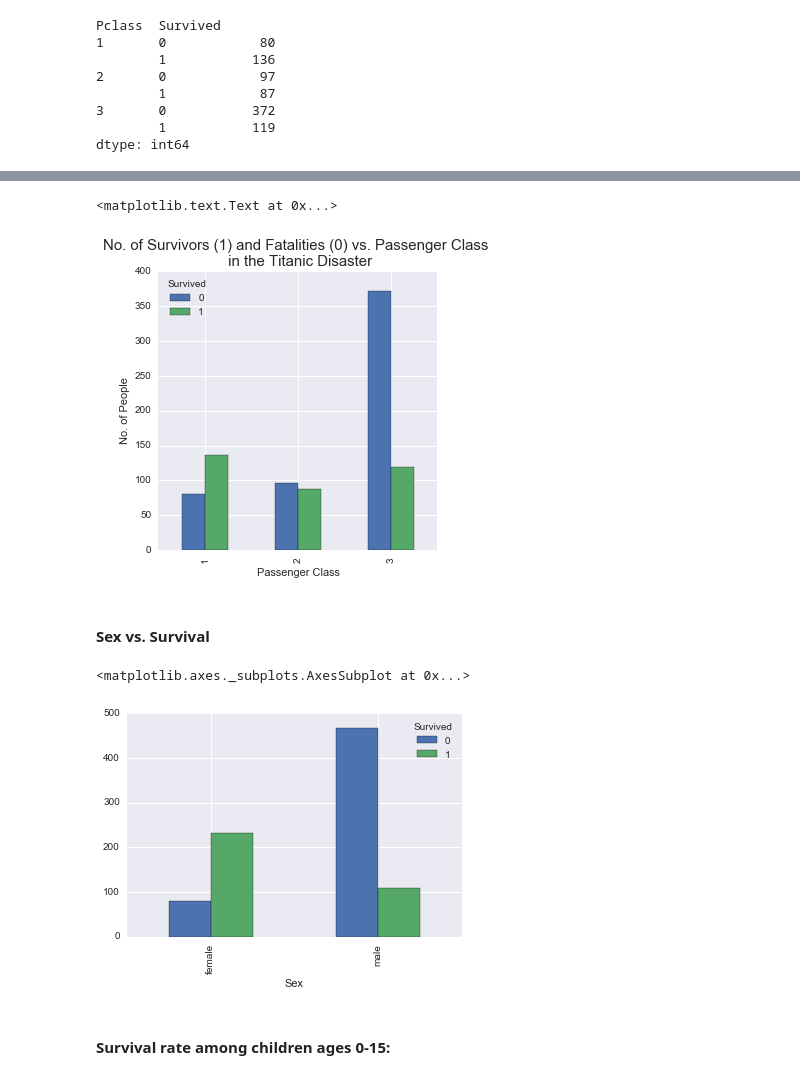
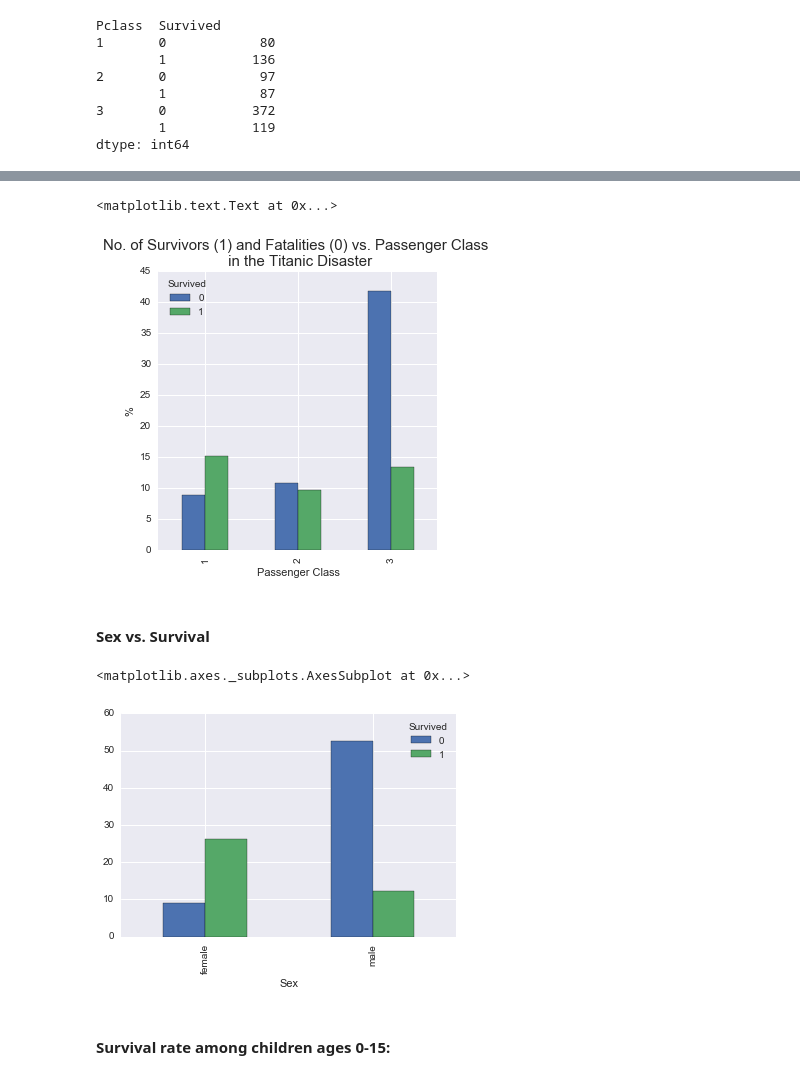
Before and after one commit to mudspringhiker/projects, a Jupyter notebook: titanicanalysis.ipynb, the cells around one changed output, grey strips where cells are left out. Saved outputs shown, nothing was run; the diff lists cells and outputs as text; code cells hidden in the pictures.

```diff
--- a/titanicanalysis.ipynb
+++ b/titanicanalysis.ipynb
@@ -59 +56,5 @@ survival[1] + survival[0]
+# %%
+def calc_percent(data):
+    percent = 100 * data / data.sum()
+    return percent
 # %%
@@ -142,19 +163,19 @@ dtype: int64
 # %%
-pclass_survival_grp.unstack("Survived").plot(kind="bar", figsize=(5,5))
+pclasspercent.unstack("Survived").plot(kind="bar", figsize=(5,5))
 plt.title("No. of Survivors (1) and Fatalities (0) vs. Passenger Class \n in the Titanic Disaster", fontsize=15)
 plt.xlabel("Passenger Class")
-plt.ylabel("No. of People")
+plt.ylabel("%")
 # %% [output]
 <matplotlib.text.Text at 0x...>
-[figure, old version]
+[figure, new version]
 # %% [markdown]
 #### Sex vs. Survival
 # %%
 sex_survival_grp = data.groupby(["Sex", "Survived"]).size()
-sex_survival_grp.unstack().plot(kind='bar')
+calc_percent(sex_survival_grp).unstack().plot(kind='bar')
 # %% [output]
 <matplotlib.axes._subplots.AxesSubplot at 0x...>
-[figure, old version]
+[figure, new version]
 # %% [markdown]
 #### Survival rate among children ages 0-15:
 # %%
```
Also changed, not shown: parts of 21 cells of this notebook.
